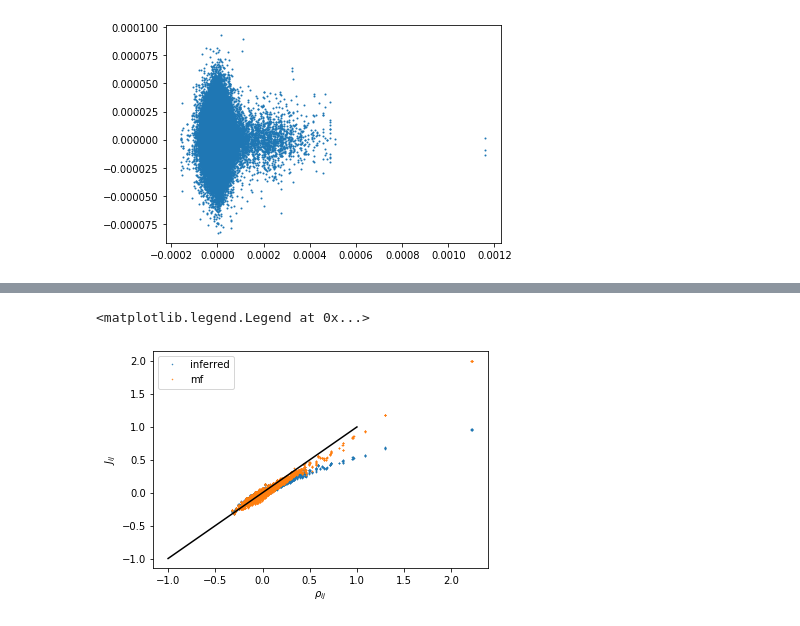
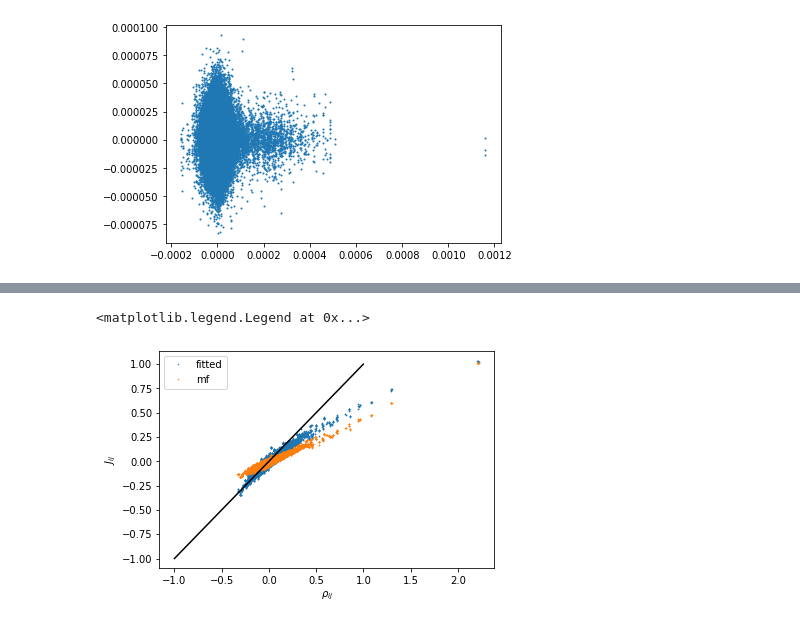
Before and after one commit to andim/peptidome, a Jupyter notebook: code/maxent/full_potts.ipynb, the cells around one changed output, grey strips where cells are left out. Saved outputs shown, nothing was run; the diff lists cells and outputs as text; code cells hidden in the pictures.

```diff
--- a/code/maxent/full_potts.ipynb
+++ b/code/maxent/full_potts.ipynb
@@ -140,5 +143,5 @@ Jij = params['Jij']
 # %%
-observables = ['fi', 'cij', 'cijk', 'fold_ijk']
+observables = ['fi', 'fij', 'cij', 'fijk', 'cijk', 'fold_ijk']#, 'fijkl']
 observables_dict = {key: dict() for key in observables}
 for dataset in ['train', 'test', 'model']:
     params = np.load('data/%s_observables.npz'%dataset)
@@ -175,0 +196,20 @@ Jij_zerogauge = evcouplings.couplings.model._zero_sum_gauge(Jij)
+# %%
+fig, axes = plt.subplots(figsize=(7, 3.5), ncols=2)
+for i, dataset in enumerate(['model', 'train']):
+    plotting.density_scatter(observables_dict['fold_ijk']['test'][3,4,5].flatten(),
+                             observables_dict['fold_ijk'][dataset][3,4,5].flatten(),
+                             trans=lambda x: np.log(x),
+                             norm=colors.LogNorm(vmin=1),
+                             s=0.5,
+                             bins=50, ax=axes[i])
+    axes[i].set_ylabel(dataset)
+for ax in axes:
+    max_ = 1.1*observables_dict['fold_ijk']['test'][3,4,5].flatten().max()
+    lims = 1/max_, max_
+    ax.plot(lims, lims, 'k-')
+    ax.set_xscale('log')
+    ax.set_yscale('log')
+    ax.set_xlabel('test')
+    ax.set_xlim(*lims)
+    ax.set_ylim(*lims)
+fig.tight_layout()
@@ -176,5 +250,6 @@ Jij_zerogauge = evcouplings.couplings.model._zero_sum_gauge(Jij)
 # %%
-def JijfrominvC(invC):
-    Jij = evcouplings.couplings.reshape_invC_to_4d(invC, N, q)
+def compute_Jij_mf(cij_flat):
+    invC = np.linalg.inv(cij_flat)
+    Jij = 0.5*evcouplings.couplings.reshape_invC_to_4d(-invC, N, q)
     Jij_zerogauge = evcouplings.couplings.model._zero_sum_gauge(Jij)
     return Jij_zerogauge
@@ -185,0 +256,10 @@ hi_mf = evcouplings.couplings.fields(Jij_mf, fi)
+# %%
+fi = observables_dict['fi']['train']
+fij = observables_dict['fij']['train']
+q = naminoacids
+alpha = 0.01
+fi_reg = (1-alpha)*observables_dict['fi']['train'] + alpha/q
+fij_reg = (1-alpha)*observables_dict['fij']['train'] + alpha/q**2
+cij_flat = compute_flattened_covariance_matrix(fi_reg, fij_reg)
+Jij_mf = compute_Jij_mf(cij_flat)
+hi_mf = evcouplings.couplings.fields(Jij_mf, fi)
@@ -186,18 +269,20 @@ hi_mf = evcouplings.couplings.fields(Jij_mf, fi)
 # %%
+Jij_zerogauge = evcouplings.couplings.model._zero_sum_gauge(Jij)
 k = N
+
 rhoij = np.zeros(fij.shape)
 for i in range(k):
     for j in range(k):
         rhoij[i, j] = fij[i, j]/np.outer(fi[i], fi[j]) - 1.0
 mask = np.abs(Jij_zerogauge) > 1e-5
-plt.plot(rhoij[mask].flatten(), Jij_zerogauge[mask].flatten(), '.', ms=1, label='inferred')
+plt.plot(rhoij[mask].flatten(), Jij_zerogauge[mask].flatten(), '.', ms=1, label='fitted')
 mask = np.abs(Jij_mf) > 1e-5
-plt.plot(rhoij[mask].flatten(), -Jij_mf[mask].flatten(), '.', ms=1, label='mf')
+plt.plot(rhoij[mask].flatten(), Jij_mf[mask].flatten(), '.', ms=1, label='mf')
 lim = 1.0
 plt.plot([-lim, lim], [-lim, lim], 'k-')
 plt.xlabel(r'$\rho_{ij}$')
 plt.ylabel('$J_{ij}$')
 plt.legend()
 # %% [output]
 <matplotlib.legend.Legend at 0x...>
-[figure, old version]
+[figure, new version]
```
Also changed, not shown: parts of 15 cells of this notebook, 2 other files.
